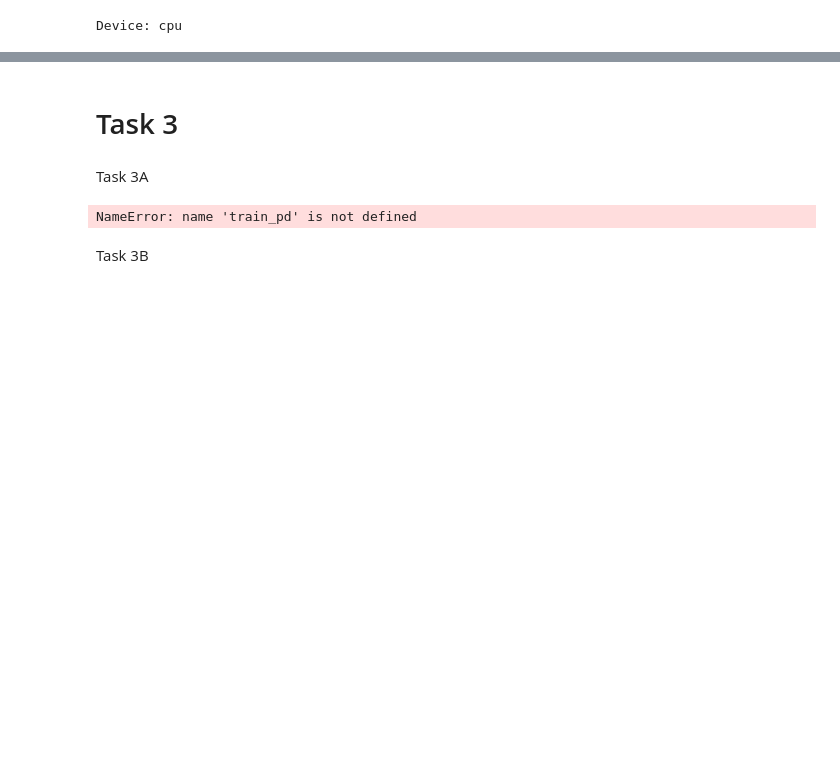
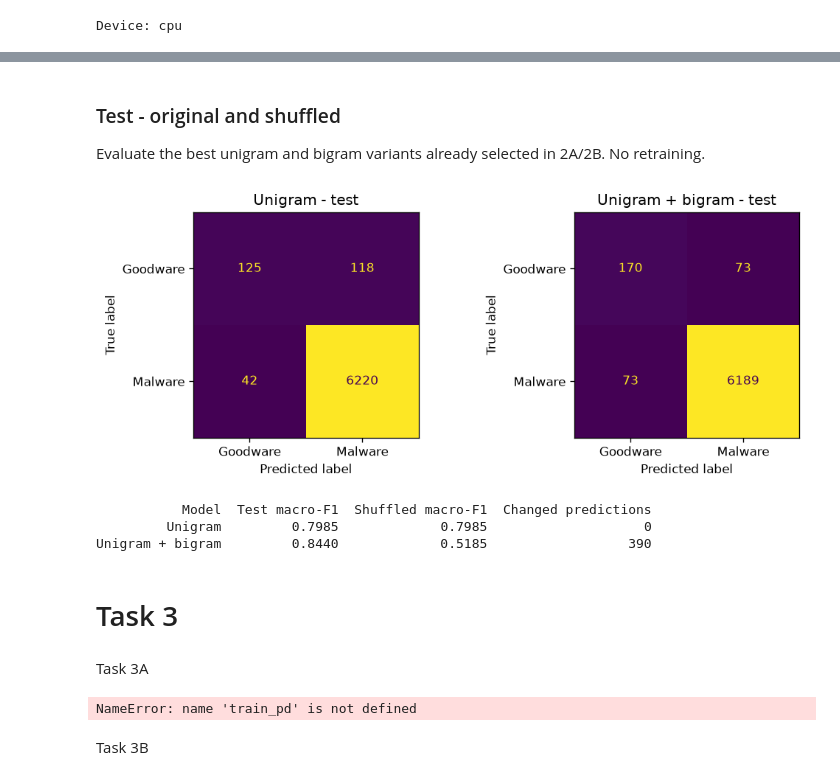
Before and after one commit to HaxelThePenguine/AI-Cybersecurity_labs2026, a Jupyter notebook: Lab_02/lab2.ipynb, the cells around one changed output, grey strips where cells are left out. Saved outputs shown, nothing was run; the diff lists cells and outputs as text; code cells hidden in the pictures; blank space fills up the shorter version.

```diff
--- a/Lab_02/lab2.ipynb
+++ b/Lab_02/lab2.ipynb
@@ -454,3 +393,53 @@ weighted avg     0.9812    0.9819    0.9815      3265
+# %% [markdown]
+### Test - original and shuffled
+Evaluate the best unigram and bigram variants already selected in 2A/2B. No retraining.
+# %%
+# Shuffle each sequence without changing its calls or label.
+rng = random.Random(SEED)
+test_shuffled = []
+for sequence in test_data["api_call_sequence"]:
+    shuffled = sequence.copy()
+    rng.shuffle(shuffled)
+    test_shuffled.append(shuffled)
+y_test = test_data["is_malware"].to_numpy()
+
+
+def predict_test(model, vectorizer, scaler, sequences):
+    X = vectorizer.transform(sequences).toarray()
+    X = scaler.transform(np.log1p(X))
+    X = torch.tensor(X, dtype=torch.float32, device=device)
+    return predict_labels(model, X)
+
+
+selected_models = [
+    ("Unigram", model_uni, vectorizer_uni, scaler_uni),
+    ("Unigram + bigram", model_bi, vectorizer_bi, scaler_bi),
+]
+rows = []
+fig, axes = plt.subplots(1, 2, figsize=(9, 3.5))
+for ax, (name, model, vectorizer, scaler) in zip(axes, selected_models):
+    original = predict_test(model, vectorizer, scaler, test_data["api_call_sequence"])
+    shuffled = predict_test(model, vectorizer, scaler, test_shuffled)
+    rows.append({
+        "Model": name,
+        "Test macro-F1": f1_score(y_test, original, average="macro"),
+        "Shuffled macro-F1": f1_score(y_test, shuffled, average="macro"),
+        "Changed predictions": int((original != shuffled).sum()),
+    })
+    ConfusionMatrixDisplay.from_predictions(
+        y_test, original, labels=[0, 1], display_labels=["Goodware", "Malware"],
+        ax=ax, colorbar=False,
+    )
+    ax.set_title(name + " - test")
+plt.tight_layout()
+plt.show()
+test_results = pd.DataFrame(rows)
+print(test_results.round(4).to_string(index=False))
+# %% [output]
+[figure, added]
+           Model  Test macro-F1  Shuffled macro-F1  Changed predictions
+         Unigram         0.7985             0.7985                    0
+Unigram + bigram         0.8440             0.5185                  390
 # %% [markdown]
 # Task 3
 # %% [markdown]
```
Also changed, not shown: parts of 30 cells of this notebook, 2 other files.
